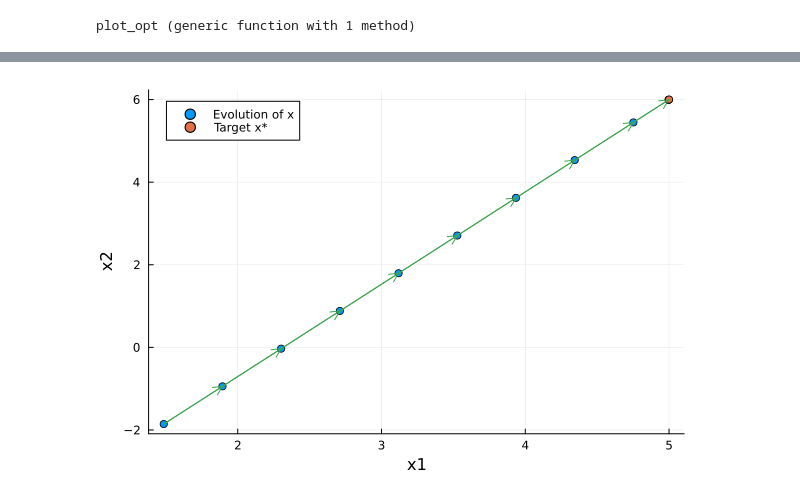
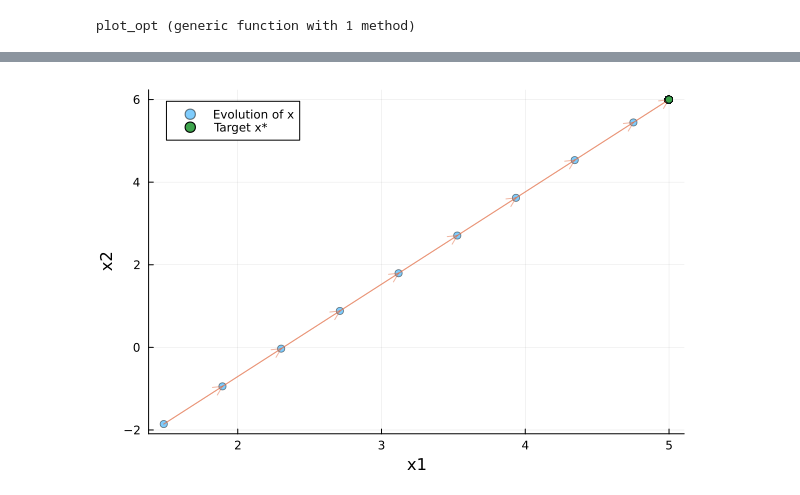
Before and after one commit to tomasruizt/Code-Along, a Jupyter notebook: matrix-calculus/Automatic Differentiation through a Linear System of Equations.ipynb, the cells around one changed output, grey strips where cells are left out. Saved outputs shown, nothing was run; the diff lists cells and outputs as text; code cells hidden in the pictures.

```diff
--- a/matrix-calculus/Automatic Differentiation through a Linear System of Equations.ipynb
+++ b/matrix-calculus/Automatic Differentiation through a Linear System of Equations.ipynb
@@ -226,9 +202,9 @@ function plot_opt(xs)
     x1s = [x[1].val for x in xs];
     x2s = [x[2].val for x in xs];
 
-    plot(x1s, x2s, seriestype = :scatter, xlabel = "x1", ylabel = "x2", label = "Evolution of x")
+    plot(x1s, x2s, seriestype = :scatter, xlabel = "x1", ylabel = "x2", label = "Evolution of x", alpha=0.5)
+    quiver!(x1s[1:end-1], x2s[1:end-1], quiver=(diff(x1s), diff(x2s)), alpha=0.5)
     scatter!([x_star[1]], [x_star[2]], label="Target x*")
-    quiver!(x1s[1:end-1], x2s[1:end-1], quiver=(diff(x1s), diff(x2s)))
 end
 # %% [output]
 plot_opt (generic function with 1 method)
@@ -250,8 +237,9 @@ Iteration 1000. Error: 4.534182352329859 x= Num[8.730744448087265, 3.42311128155
 # %%
-function update_x(x)
+function update_x(x, grads)
     ∇x = with_x(grad_x, x)
-    return x - 0.1 * ∇x
+    new_x = x - 0.1 * ∇x
+    return new_x, ∇x
 end
 
-_, xs = opt(x₁, update_x, x -> with_x(error_x, x), x -> x, n_iterations=200);
+_, xs = GradientDescent.opt(x₁, update_x, x -> with_x(error_x, x), x -> x);
 # %% [output]
@@ -280,4 +256,4 @@ xs
 # %%
-plot_opt(xs[1:11])
+plot_opt(xs)
 # %% [output]
-[figure, old version]
+[figure, new version]
```
Also changed, not shown: parts of 8 cells of this notebook, 4 other files.
